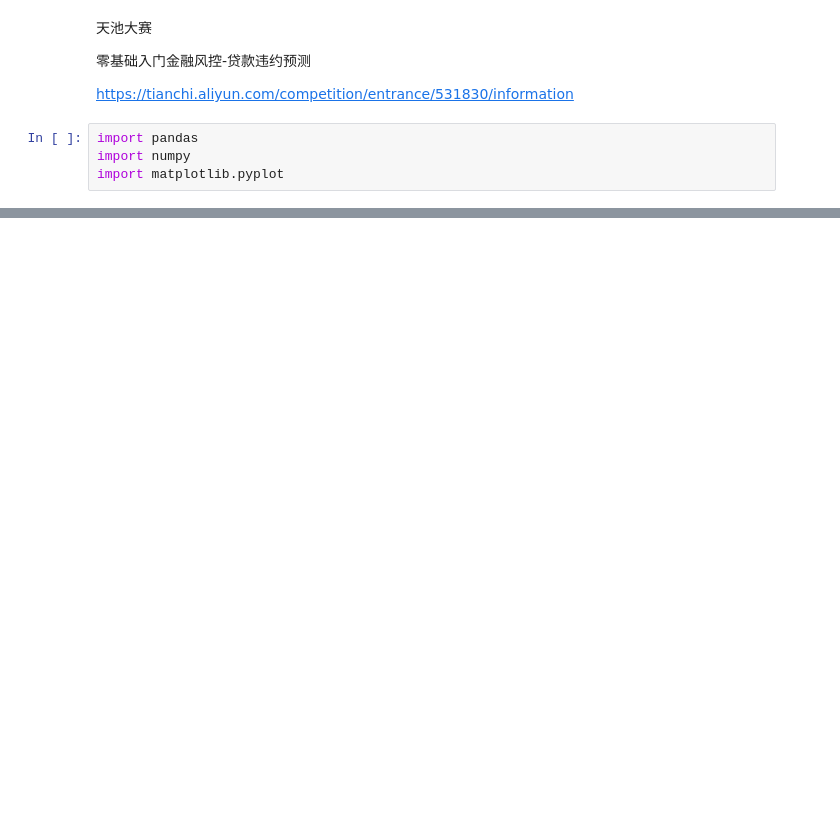
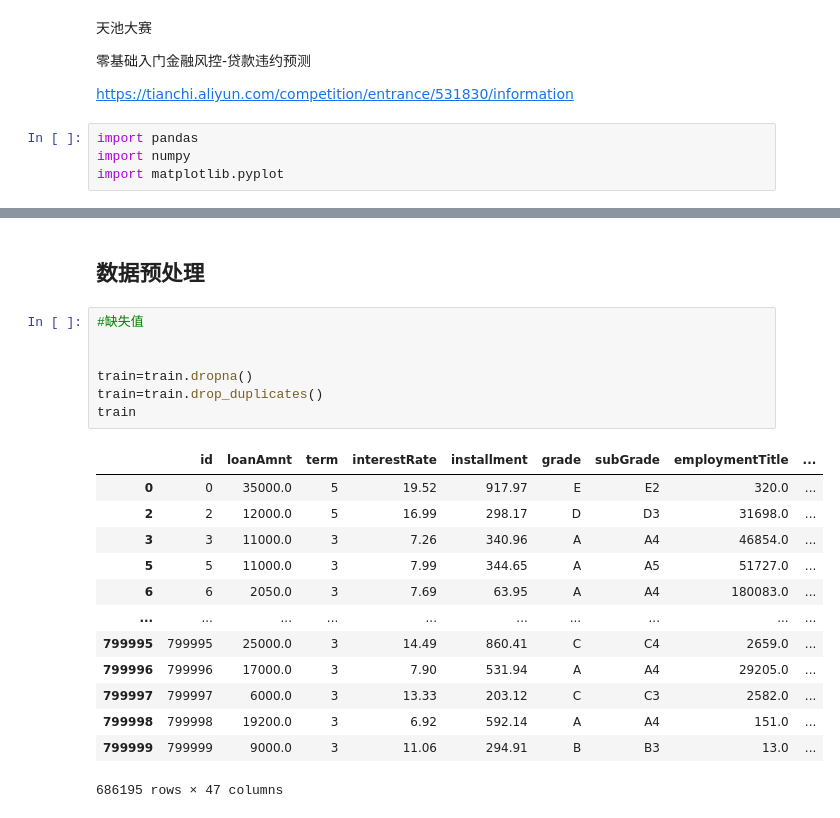
Before and after one commit to ShaoZC/Quantitative_Risk_Management_in_Python, a Jupyter notebook: 金融风控-贷款违约预测202009.ipynb, the cells around one changed output, grey strips where cells are left out. Saved outputs shown, nothing was run; the diff lists cells and outputs as text; blank space fills up the shorter version.

```diff
--- a/金融风控-贷款违约预测202009.ipynb
+++ b/金融风控-贷款违约预测202009.ipynb
@@ -52,0 +48,23 @@ testA
+# %% [markdown]
+## 数据预处理
+# %%
+#缺失值
+
+
+train=train.dropna()
+train=train.drop_duplicates()
+train
+# %% [output]
+|  | id | loanAmnt | term | interestRate | installment | grade | subGrade | employmentTitle | ... |
+| 0 | 0 | 35000.0 | 5 | 19.52 | 917.97 | E | E2 | 320.0 | ... |
+| 2 | 2 | 12000.0 | 5 | 16.99 | 298.17 | D | D3 | 31698.0 | ... |
+| 3 | 3 | 11000.0 | 3 | 7.26 | 340.96 | A | A4 | 46854.0 | ... |
+| 5 | 5 | 11000.0 | 3 | 7.99 | 344.65 | A | A5 | 51727.0 | ... |
+| 6 | 6 | 2050.0 | 3 | 7.69 | 63.95 | A | A4 | 180083.0 | ... |
+| ... | ... | ... | ... | ... | ... | ... | ... | ... | ... |
+| 799995 | 799995 | 25000.0 | 3 | 14.49 | 860.41 | C | C4 | 2659.0 | ... |
+| 799996 | 799996 | 17000.0 | 3 | 7.90 | 531.94 | A | A4 | 29205.0 | ... |
+| 799997 | 799997 | 6000.0 | 3 | 13.33 | 203.12 | C | C3 | 2582.0 | ... |
+| 799998 | 799998 | 19200.0 | 3 | 6.92 | 592.14 | A | A4 | 151.0 | ... |
+| 799999 | 799999 | 9000.0 | 3 | 11.06 | 294.91 | B | B3 | 13.0 | ... |
+686195 rows × 47 columns
```
Also changed, not shown: parts of 7 cells of this notebook.
